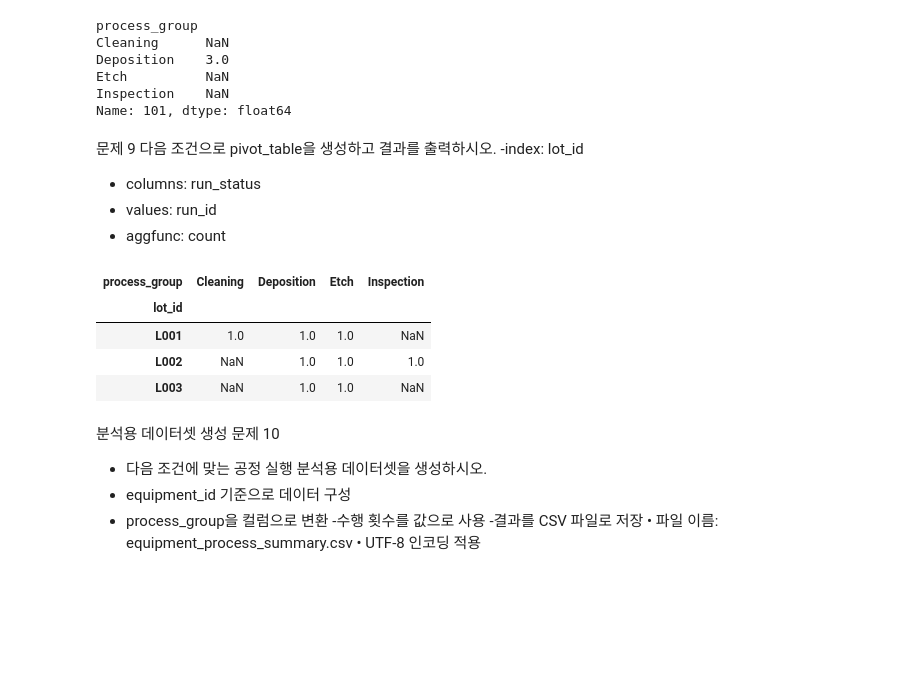
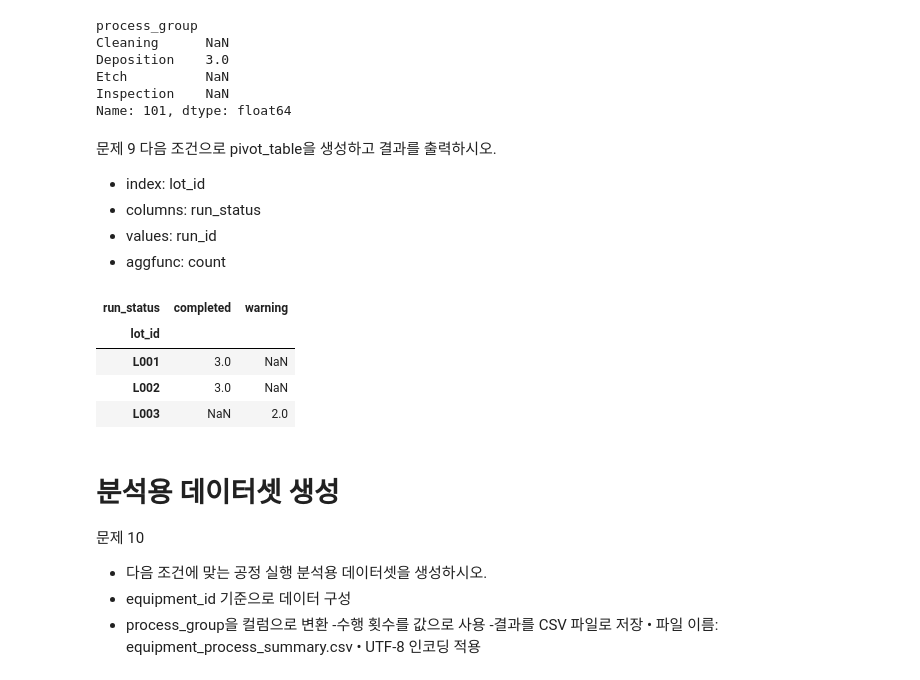
Before and after one commit to taesub0204/python, a Jupyter notebook: 반도체장비데이터관리_SQL/Python연계데이터처리/데이터정제하기.ipynb, the cells around one changed output. Cells and saved outputs as stored; diff of their text form; code cells hidden in the pictures; blank space fills up the shorter version.

```diff
--- a/반도체장비데이터관리_SQL/Python연계데이터처리/데이터정제하기.ipynb
+++ b/반도체장비데이터관리_SQL/Python연계데이터처리/데이터정제하기.ipynb
@@ -294,7 +319,7 @@ print(df[['run_id', 'step_name', 'run_status']])
 # %%
 
 
-df = df[['equipment_id', 'model_name', 'process_group']]
+temp_df = df[['equipment_id', 'model_name', 'process_group']]
 
-df
+temp_df
 # %% [output]
@@ -400,29 +447,30 @@ Etch          NaN
 Inspection    NaN
 Name: 101, dtype: float64
 # %% [markdown]
-문제 9 다음 조건으로 pivot_table을 생성하고 결과를 출력하시오.
--index: lot_id
+문제 9
+다음 조건으로 pivot_table을 생성하고 결과를 출력하시오.
+- index: lot_id
 - columns: run_status
 - values: run_id
 - aggfunc: count
 # %%
 pivot_df = df.pivot_table(
     index = 'lot_id',
-    columns = 'process_group',
+    columns = 'run_status',
     values = 'run_id',
     aggfunc = 'count'
 )
 
 
 pivot_df
 # %% [output]
-| process_group | Cleaning | Deposition | Etch | Inspection |
-| lot_id |  |  |  |  |
-| L001 | 1.0 | 1.0 | 1.0 | NaN |
-| L002 | NaN | 1.0 | 1.0 | 1.0 |
-| L003 | NaN | 1.0 | 1.0 | NaN |
+| run_status | completed | warning |
+| lot_id |  |  |
+| L001 | 3.0 | NaN |
+| L002 | 3.0 | NaN |
+| L003 | NaN | 2.0 |
 # %% [markdown]
-분석용 데이터셋 생성
+# 분석용 데이터셋 생성
 문제 10
 - 다음 조건에 맞는 공정 실행 분석용 데이터셋을 생성하시오.
 - equipment_id 기준으로 데이터 구성
```
Also changed, not shown: parts of 14 cells of this notebook, 8 other files.
